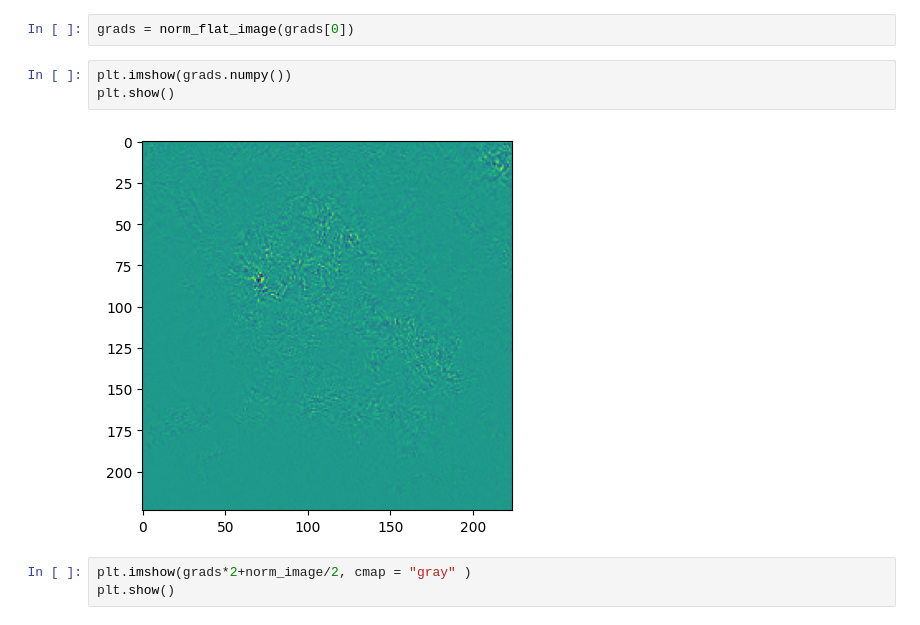
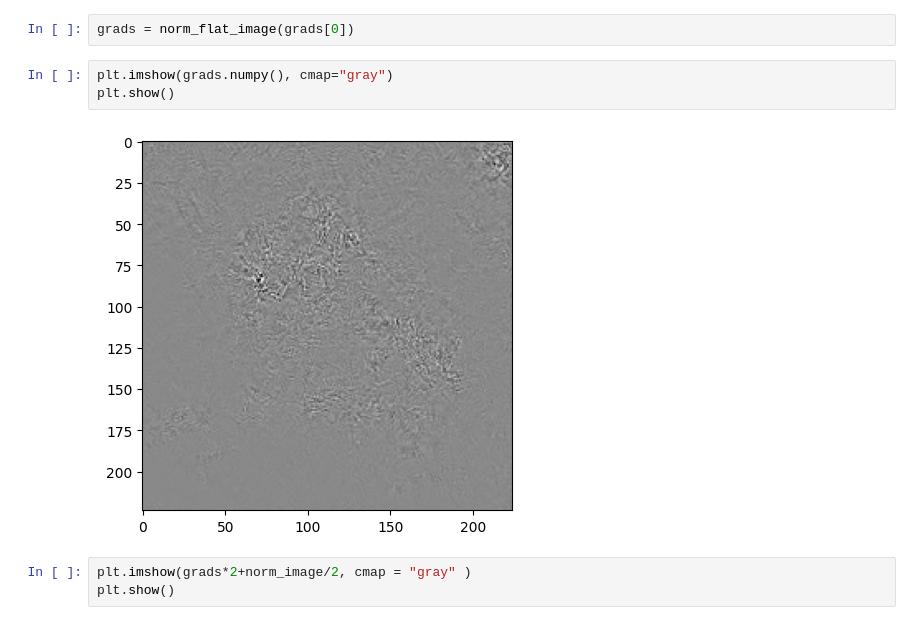
Before and after one commit to mugeshk97/xai, a Jupyter notebook: Saliency_Map.ipynb, the cells around one changed output. Saved outputs shown, nothing was run; the diff lists cells and outputs as text.

```diff
--- a/Saliency_Map.ipynb
+++ b/Saliency_Map.ipynb
@@ -88,10 +88,10 @@ grads = tape.gradient(max_score, image)
 # %%
 grads = norm_flat_image(grads[0])
 # %%
-plt.imshow(grads.numpy())
+plt.imshow(grads.numpy(), cmap="gray")
 plt.show()
 # %% [output]
-[figure, old version]
+[figure, new version]
 # %%
 plt.imshow(grads*2+norm_image/2, cmap = "gray" )
 plt.show()
```
Also changed, not shown: parts of 4 cells of this notebook, 2 other files.
